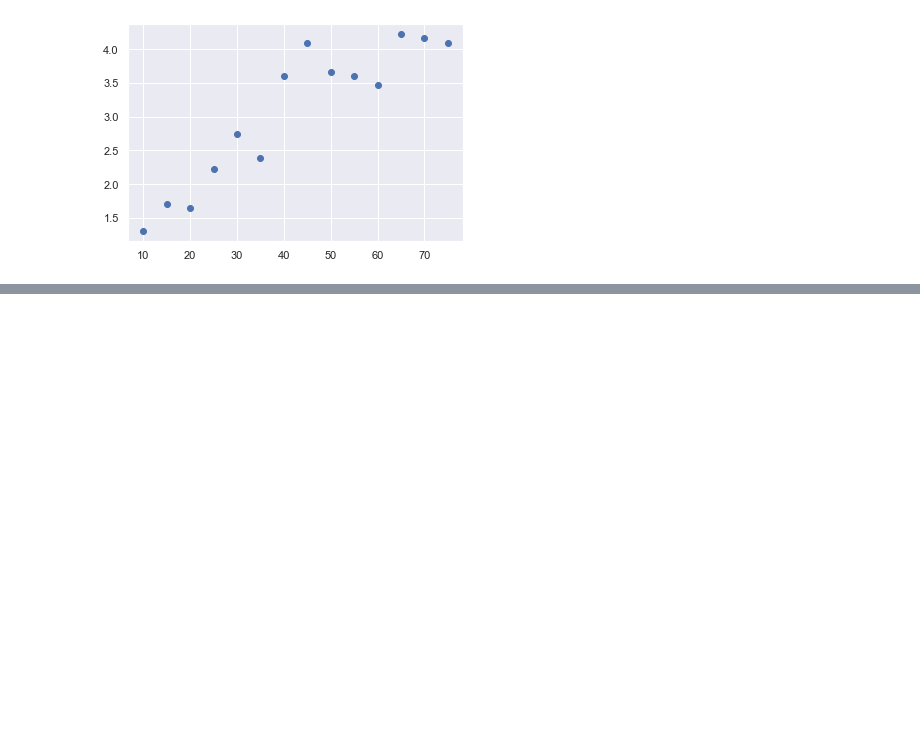
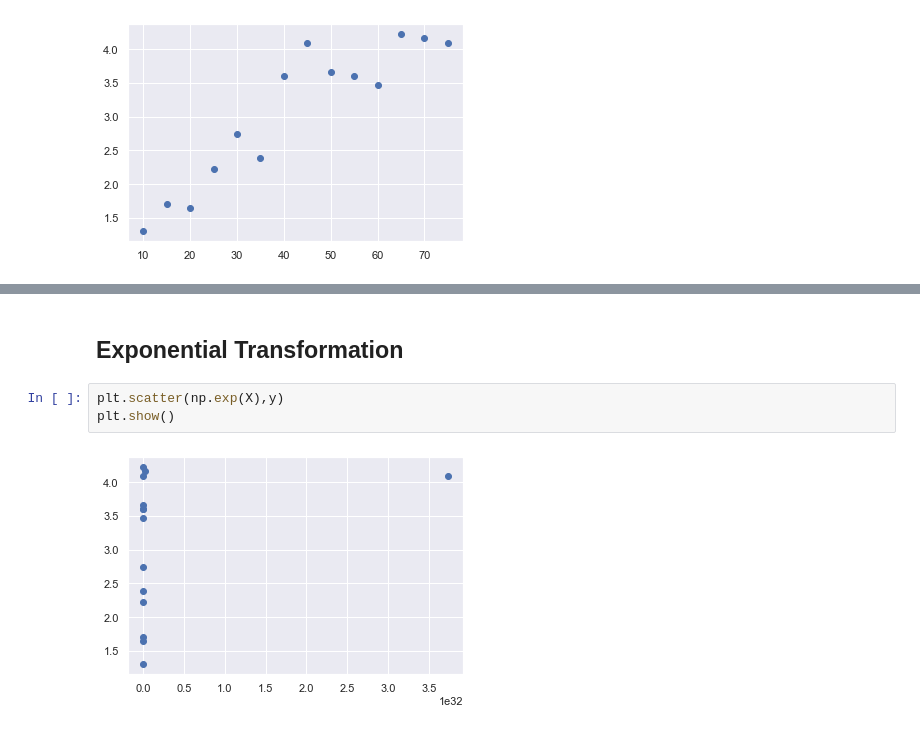
Before and after one commit to pranavnt/epiDEM-Modeling, a Jupyter notebook: modeling.ipynb, the cells around one changed output, grey strips where cells are left out. Cells and saved outputs as stored; diff of their text form; blank space fills up the shorter version.

```diff
--- a/modeling.ipynb
+++ b/modeling.ipynb
@@ -72,0 +82,7 @@ plt.show()
+# %% [markdown]
+## Exponential Transformation
+# %%
+plt.scatter(np.exp(X),y)
+plt.show()
+# %% [output]
+[figure, added]
```
Also changed, not shown: parts of 3 cells of this notebook.
